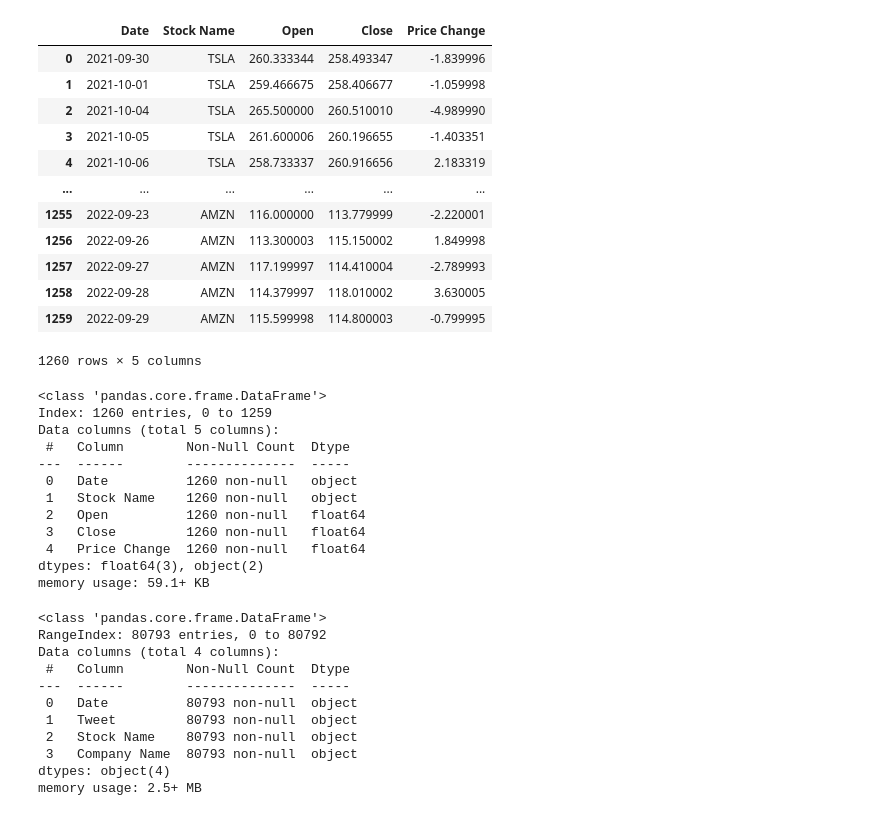
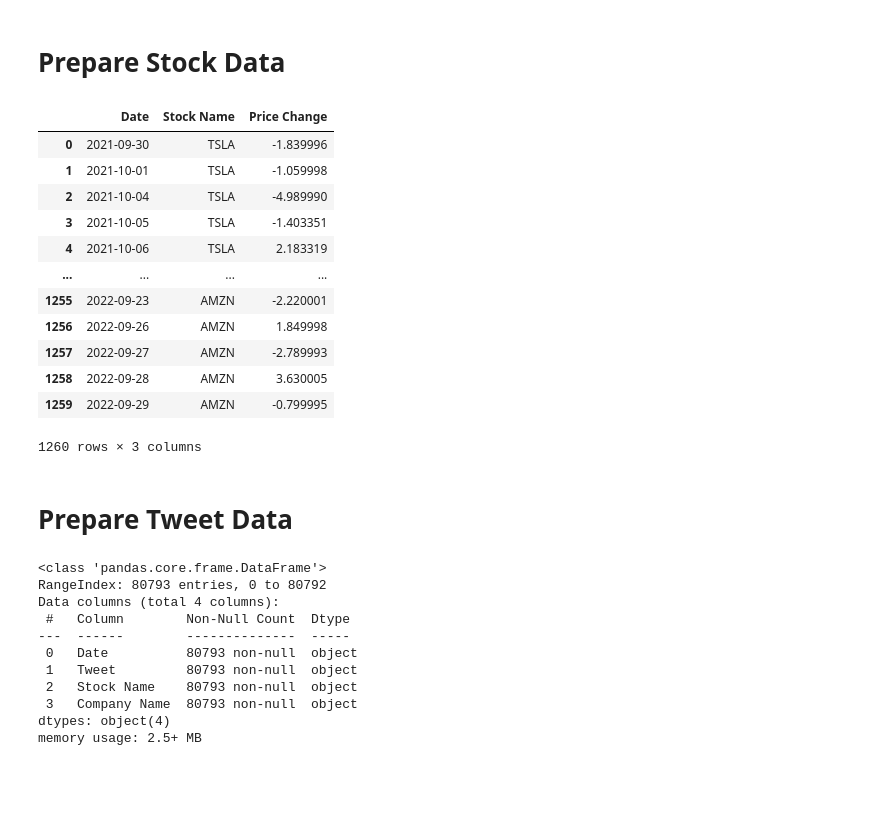
Before and after one commit to AngieP48/project-3, a Jupyter notebook: Marks Code.ipynb, the cells around one changed output. Saved outputs shown, nothing was run; the diff lists cells and outputs as text; code cells hidden in the pictures; blank space fills up the shorter version.

```diff
--- a/Marks Code.ipynb
+++ b/Marks Code.ipynb
@@ -12,46 +12,41 @@ import matplotlib.pyplot as plt
 # Load the news_articles.csv into a DataFrame.
 stock_data_df = pd.read_csv('Resources/stock_yfinance_data.csv')
 tweet_data_df = pd.read_csv('Resources/stock_tweets.csv')
+# %% [markdown]
+# Prepare Stock Data
 # %%
 # Display the stock data
 stock_names_of_interest = ['TSLA', 'MSFT', 'PG', 'META', 'AMZN']
 
 # Filter DataFrame to only include specified stocks
 filtered_stock_data_df = stock_data_df[stock_data_df['Stock Name'].isin(stock_names_of_interest)]
+
+# Remove unnecessary columns
 filtered_stock_data_df =filtered_stock_data_df.drop(columns=['High', 'Low', 'Adj Close', 'Volume'])
+
+# Add a new column to calculate the price change
 filtered_stock_data_df['Price Change'] =filtered_stock_data_df['Close'] - filtered_stock_data_df['Open']
-filtered_stock_data_df = filtered_stock_data_df[['Date', 'Stock Name', 'Open', 'Close', 'Price Change']]
+
+# Remove the Open and Close columns
+filtered_stock_data_df = filtered_stock_data_df[['Date', 'Stock Name', 'Price Change']]
 
 filtered_stock_data_df
 # %% [output]
-|  | Date | Stock Name | Open | Close | Price Change |
-| 0 | 2021-09-30 | TSLA | 260.333344 | 258.493347 | -1.839996 |
-| 1 | 2021-10-01 | TSLA | 259.466675 | 258.406677 | -1.059998 |
-| 2 | 2021-10-04 | TSLA | 265.500000 | 260.510010 | -4.989990 |
-| 3 | 2021-10-05 | TSLA | 261.600006 | 260.196655 | -1.403351 |
-| 4 | 2021-10-06 | TSLA | 258.733337 | 260.916656 | 2.183319 |
-| ... | ... | ... | ... | ... | ... |
-| 1255 | 2022-09-23 | AMZN | 116.000000 | 113.779999 | -2.220001 |
-| 1256 | 2022-09-26 | AMZN | 113.300003 | 115.150002 | 1.849998 |
-| 1257 | 2022-09-27 | AMZN | 117.199997 | 114.410004 | -2.789993 |
-| 1258 | 2022-09-28 | AMZN | 114.379997 | 118.010002 | 3.630005 |
-| 1259 | 2022-09-29 | AMZN | 115.599998 | 114.800003 | -0.799995 |
+|  | Date | Stock Name | Price Change |
+| 0 | 2021-09-30 | TSLA | -1.839996 |
+| 1 | 2021-10-01 | TSLA | -1.059998 |
+| 2 | 2021-10-04 | TSLA | -4.989990 |
+| 3 | 2021-10-05 | TSLA | -1.403351 |
+| 4 | 2021-10-06 | TSLA | 2.183319 |
+| ... | ... | ... | ... |
+| 1255 | 2022-09-23 | AMZN | -2.220001 |
+| 1256 | 2022-09-26 | AMZN | 1.849998 |
+| 1257 | 2022-09-27 | AMZN | -2.789993 |
+| 1258 | 2022-09-28 | AMZN | 3.630005 |
+| 1259 | 2022-09-29 | AMZN | -0.799995 |
-1260 rows × 5 columns
+1260 rows × 3 columns
-# %%
-filtered_stock_data_df.info()
-# %% [output]
-<class 'pandas.core.frame.DataFrame'>
-Index: 1260 entries, 0 to 1259
-Data columns (total 5 columns):
- #   Column        Non-Null Count  Dtype
----  ------        --------------  -----
- 0   Date          1260 non-null   object
- 1   Stock Name    1260 non-null   object
- 2   Open          1260 non-null   float64
- 3   Close         1260 non-null   float64
- 4   Price Change  1260 non-null   float64
-dtypes: float64(3), object(2)
-memory usage: 59.1+ KB
+# %% [markdown]
+# Prepare Tweet Data
 # %%
 tweet_data_df.info()
 # %% [output]
```
Also changed, not shown: parts of 27 cells of this notebook.
